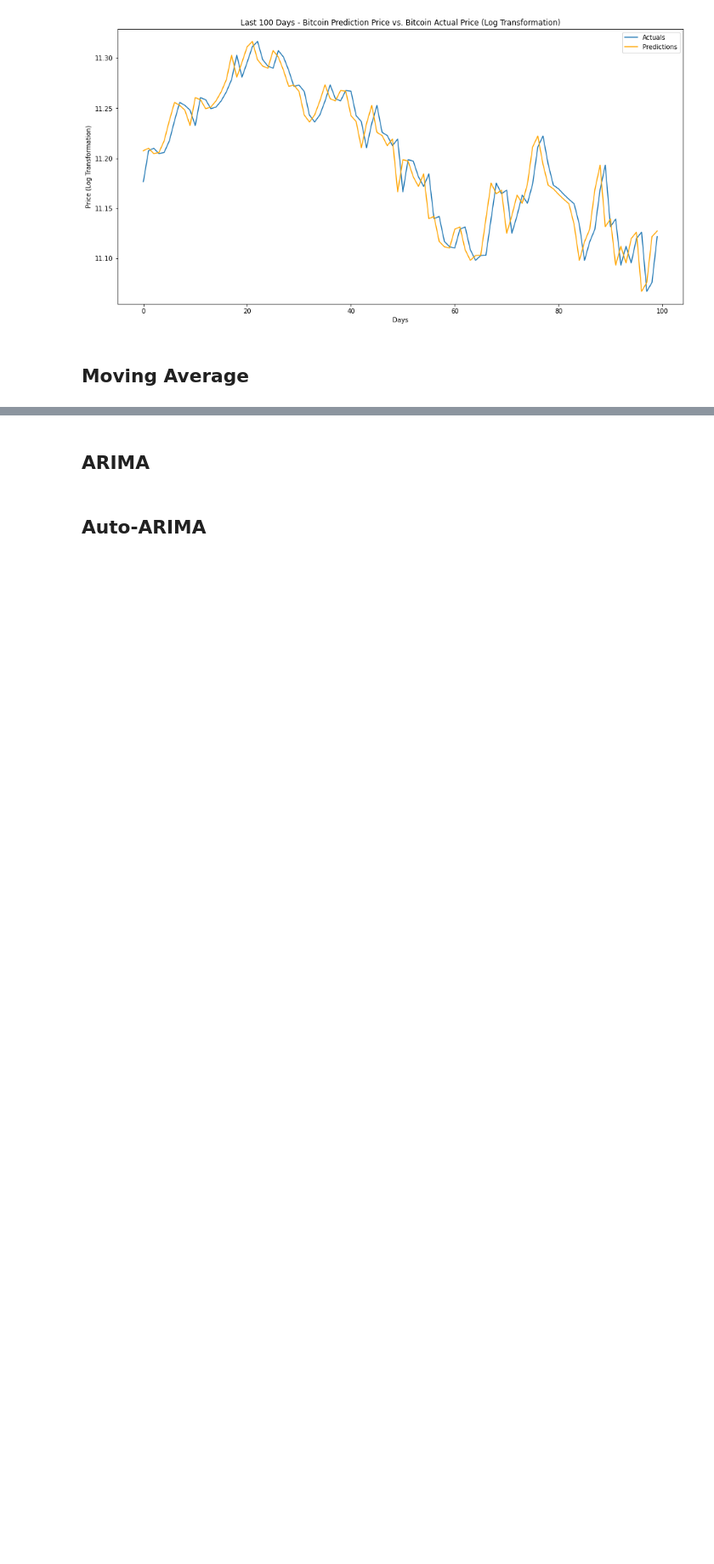
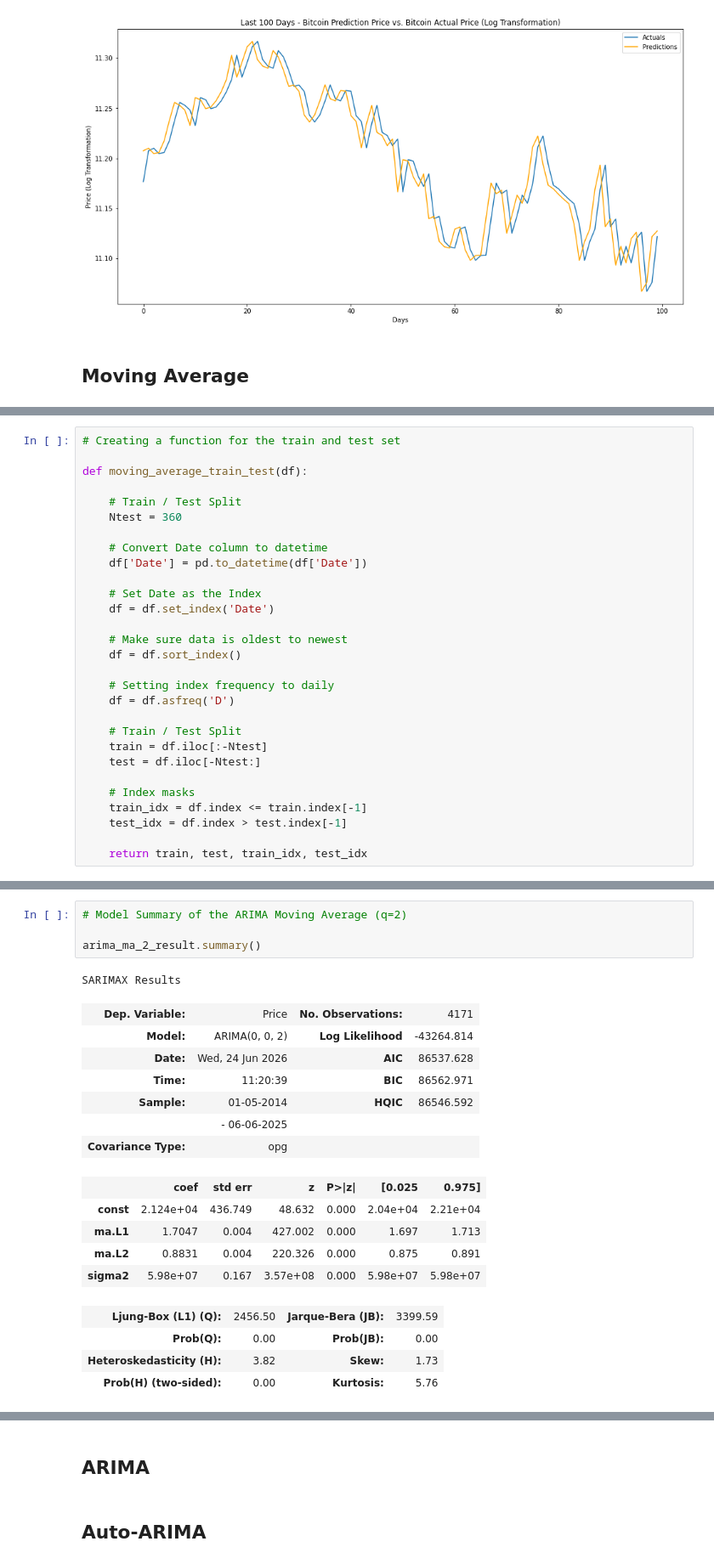
Before and after one commit to keithotuomagie/bitcoin_ts, a Jupyter notebook: notebook.ipynb, the cells around one changed output, grey strips where cells are left out. Shown at 85% size. Cells and saved outputs as stored; diff of their text form; blank space fills up the shorter version.

```diff
--- a/notebook.ipynb
+++ b/notebook.ipynb
@@ -531,0 +596,29 @@ plt.show()
+# %%
+# Creating a function for the train and test set
+
+def moving_average_train_test(df):
+
+    # Train / Test Split
+    Ntest = 360
+
+    # Convert Date column to datetime
+    df['Date'] = pd.to_datetime(df['Date'])
+
+    # Set Date as the Index
+    df = df.set_index('Date')
+
+    # Make sure data is oldest to newest
+    df = df.sort_index()
+
+    # Setting index frequency to daily
+    df = df.asfreq('D')
+
+    # Train / Test Split
+    train = df.iloc[:-Ntest]
+    test = df.iloc[-Ntest:]
+
+    # Index masks
+    train_idx = df.index <= train.index[-1]
+    test_idx = df.index > test.index[-1]
+
+    return train, test, train_idx, test_idx
@@ -531,0 +637,22 @@ plt.show()
+# %%
+# Model Summary of the ARIMA Moving Average (q=2)
+
+arima_ma_2_result.summary()
+# %% [output]
+SARIMAX Results
+| Dep. Variable: | Price | No. Observations: | 4171 |
+| Model: | ARIMA(0, 0, 2) | Log Likelihood | -43264.814 |
+| Date: | Wed, 24 Jun 2026 | AIC | 86537.628 |
+| Time: | 11:20:39 | BIC | 86562.971 |
+| Sample: | 01-05-2014 | HQIC | 86546.592 |
+|  | - 06-06-2025 |  |  |
+| Covariance Type: | opg |  |  |
+|  | coef | std err | z | P>|z| | [0.025 | 0.975] |
+| const | 2.124e+04 | 436.749 | 48.632 | 0.000 | 2.04e+04 | 2.21e+04 |
+| ma.L1 | 1.7047 | 0.004 | 427.002 | 0.000 | 1.697 | 1.713 |
+| ma.L2 | 0.8831 | 0.004 | 220.326 | 0.000 | 0.875 | 0.891 |
+| sigma2 | 5.98e+07 | 0.167 | 3.57e+08 | 0.000 | 5.98e+07 | 5.98e+07 |
+| Ljung-Box (L1) (Q): | 2456.50 | Jarque-Bera (JB): | 3399.59 |
+| Prob(Q): | 0.00 | Prob(JB): | 0.00 |
+| Heteroskedasticity (H): | 3.82 | Skew: | 1.73 |
+| Prob(H) (two-sided): | 0.00 | Kurtosis: | 5.76 |
```
Also changed, not shown: parts of 17 cells of this notebook.
